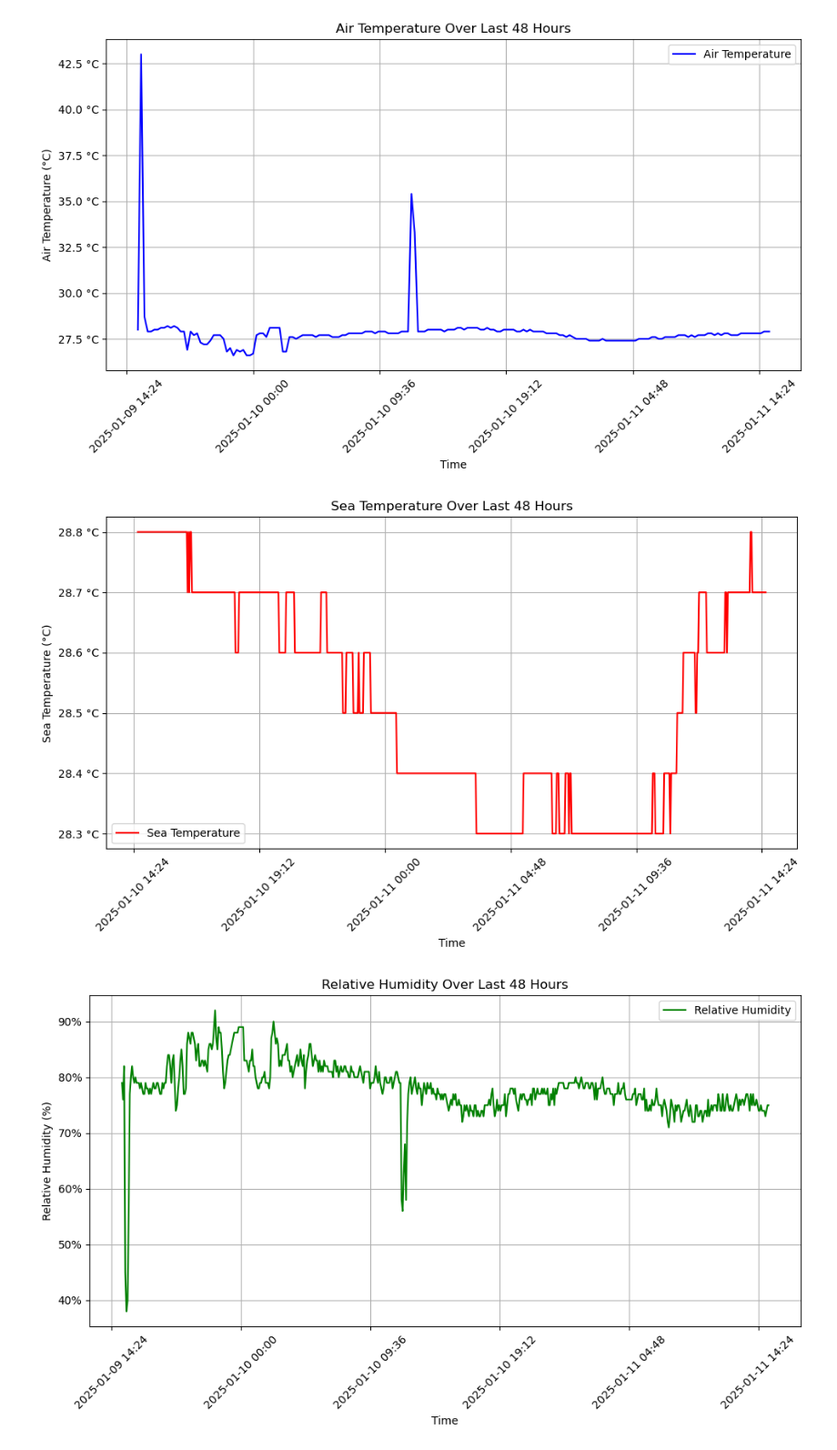
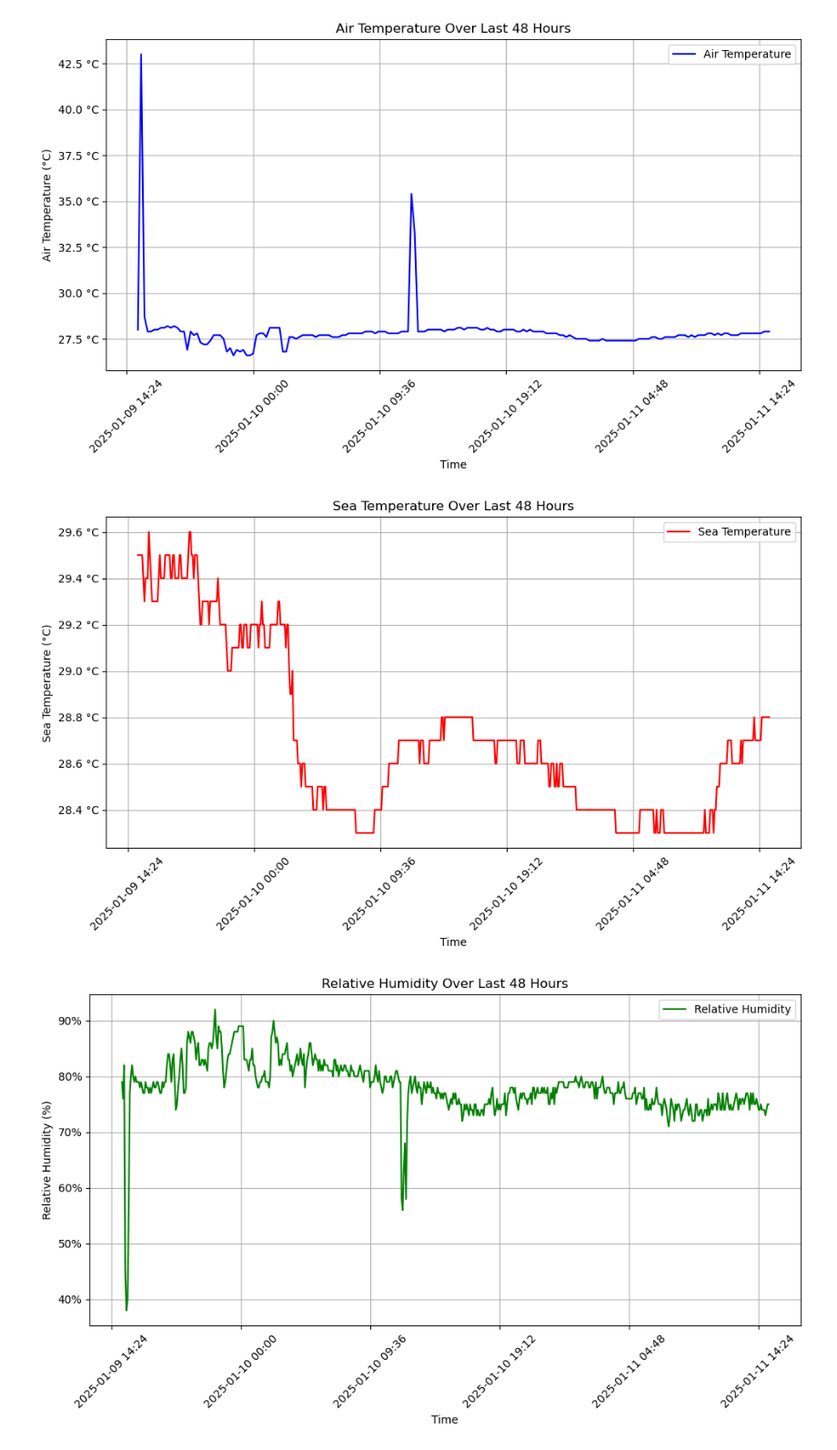
Before and after one commit to Asgar-Fataymamode/OceanX_Project1, a Jupyter notebook: Notebook.ipynb, the cells around one changed output. Shown: that part at 91% size. Cells and saved outputs as stored; diff of their text form; code cells hidden in the pictures.

Commit message:
changes to the plots

```diff
--- a/Notebook.ipynb
+++ b/Notebook.ipynb
@@ -240,38 +244,38 @@ import matplotlib.pyplot as plt
 import matplotlib.dates as mdates
 from matplotlib.ticker import MaxNLocator, FormatStrFormatter
 
-sea_temperature_data = pd.read_csv("Datasets_24hrs/Sea Temperature-data-2025-01-11 14_32_52.csv")
+sea_temperature_data = pd.read_csv("Datasets_48hrs/Sea Temperature-data-2025-01-11 15_08_47.csv")
 
 sea_temperature_data['Time'] = pd.to_datetime(sea_temperature_data['Time'])
 
 sea_temperature_data['Temp bow_sbe45_tsg'] = sea_temperature_data[
     'Temp bow_sbe45_tsg'
 ].str.extract(r'(\d+\.\d+)').astype(float)
 
 plt.figure(figsize=(10, 6))
 plt.plot(
     sea_temperature_data['Time'],
     sea_temperature_data['Temp bow_sbe45_tsg'],
     label='Sea Temperature',
     color='red'
 )
 
 plt.gca().xaxis.set_major_locator(MaxNLocator(nbins=7))
 plt.gca().xaxis.set_major_formatter(mdates.DateFormatter('%Y-%m-%d %H:%M'))
 plt.xticks(rotation=45)
 
 plt.gca().yaxis.set_major_formatter(FormatStrFormatter('%.1f °C'))
 
 plt.xlabel('Time')
 plt.ylabel('Sea Temperature (°C)')
 plt.title('Sea Temperature Over Last 48 Hours')
 plt.legend()
 plt.grid(True)
 plt.tight_layout()
 
 plt.show()
 # %% [output]
-[figure, old version]
+[figure, new version]
 # %%
 import pandas as pd
 import matplotlib.pyplot as plt
```
Also changed, not shown: parts of 2 cells of this notebook.
